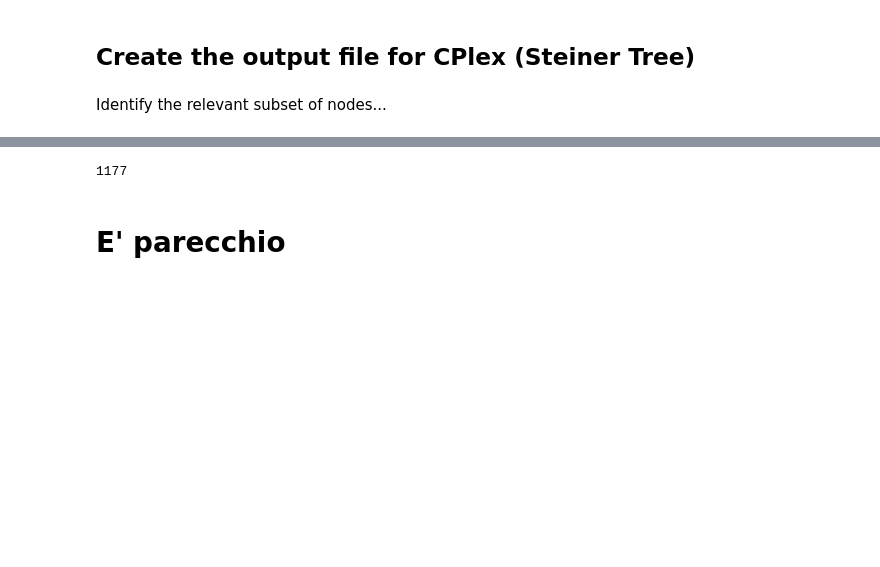
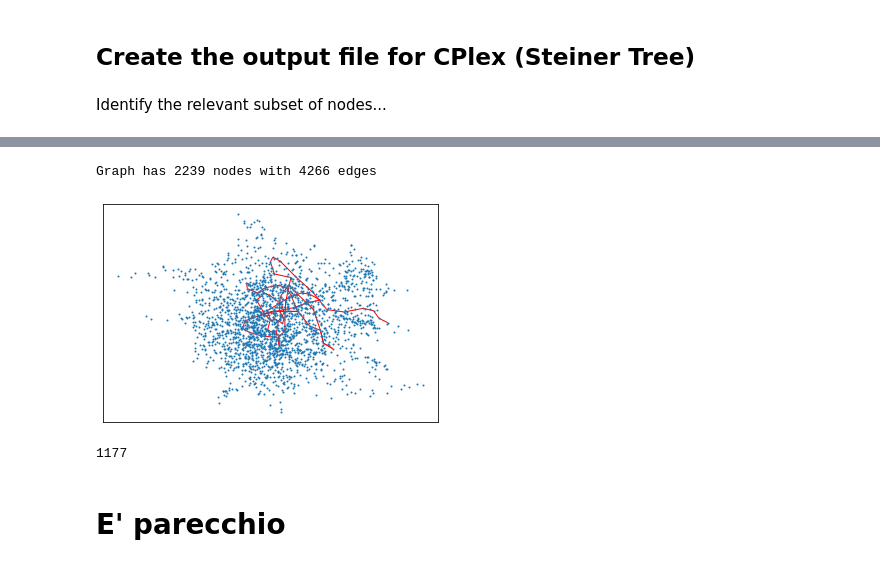
Before and after one commit to KrukDallan/AI-Project, a Jupyter notebook: code/python notebooks/AlgoCarSharing.ipynb, the cells around one changed output, grey strips where cells are left out. Cells and saved outputs as stored; diff of their text form; code cells hidden in the pictures; blank space fills up the shorter version.

```diff
--- a/code/python notebooks/AlgoCarSharing.ipynb
+++ b/code/python notebooks/AlgoCarSharing.ipynb
@@ -579,14 +595,3 @@ stranded riders  64 / 180
 ## Create the output file for CPlex (Steiner Tree)
 # %% [markdown]
 Identify the relevant subset of nodes...
-# %%
-for driv_id in dict(matching):
-  type(driv_id.name)
-  #print(drivers[driv_id.name].start_point['id'])
-  tmp=[]
-  tmp.append(drivers[driv_id.name].start_point['id'])
-  for node in dict(matching)[driv_id]:
-        if riders[node.name].start_point['id']!=0:
-          tmp.append(riders[node.name].start_point['id'])
-  tmp.append(drivers[driv_id.name].end_point['id'])
-  print(tmp)
@@ -611,6 +598,13 @@ for driv_id in dict(matching):
 # %%
 def calc_path(G,point1,point2,path_list):
+  tmp=point1
+  cost_path=0
   for node in nx.dijkstra_path(G, point1, point2):
     path_list.append(node)
-  path_list.remove(origin)
+    if tmp==node:
+      continue
+    cost_path += (G.get_edge_data(tmp, node).get('weight'))
+    tmp=node
+  path_list.remove(point1)
+  return cost_path
 # %%
@@ -675,6 +671,33 @@ print("\n\n\n", len(trips_list))
 
 
  45
+# %%
+import networkx as nx
+import matplotlib.pyplot as plt
+import random
+
+#Gr=nx.Graph(name="buba")
+routes = [driver_opt_list[0]]
+edges = []
+for i in range(0,len(routes)-1):
+    route_edges = [(routes[i],routes[i+1])]
+    #G.add_nodes_from(routes)
+    #G.add_edges_from(route_edges)
+edges.append(route_edges)
+
+
+print("Graph has %d nodes with %d edges" %(G.number_of_nodes(),
+G.number_of_edges()))
+
+pos = nx.spring_layout(G)
+nx.draw_networkx_nodes(G,pos=pos, node_size=1)
+#nx.draw_networkx_labels(G,pos=pos, font_size=3)
+for ctr, edgelist in enumerate(edges):
+  nx.draw_networkx_edges(G,pos=pos,edgelist=edgelist,edge_color = 'r', width=1, node_size=1)
+plt.savefig('this.png')
+# %% [output]
+Graph has 2239 nodes with 4266 edges
+[figure, added]
 # %%
 """
 Returns a (potentially very long) list of coordinates that constitute a bounding box for the points in list_of_coords, with a tolerance of delta
```
Also changed, not shown: parts of 5 cells of this notebook.
